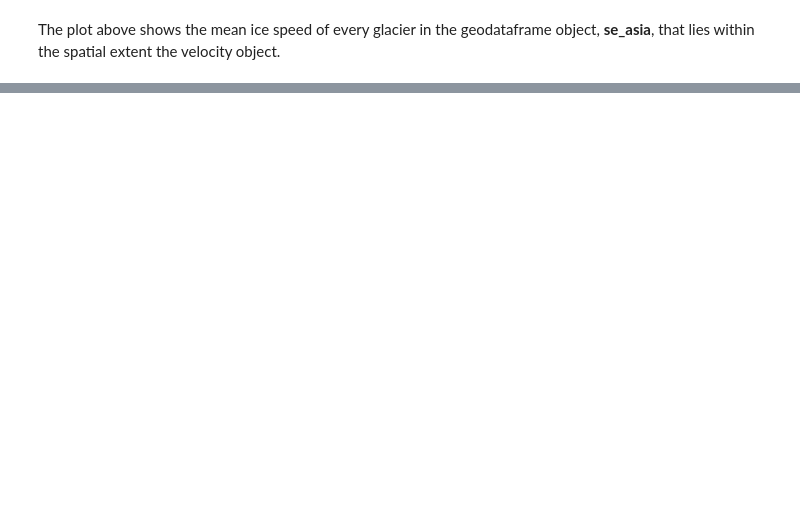
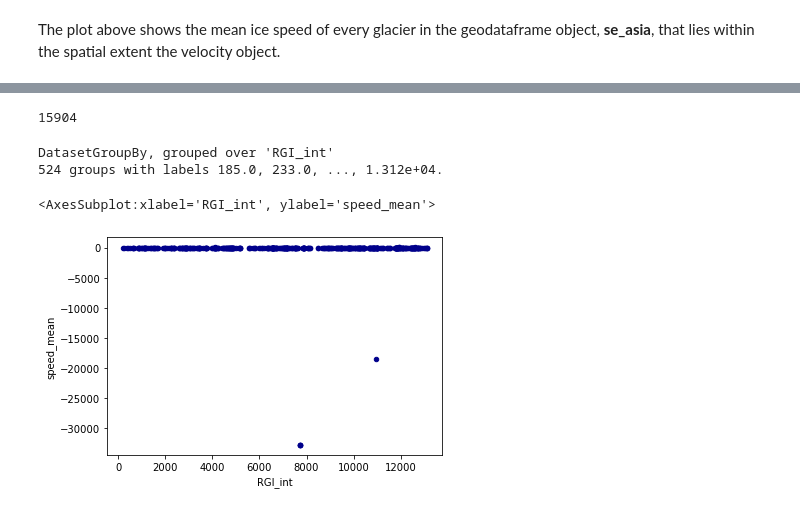
Before and after one commit to e-marshall/itslive, a Jupyter notebook: new_velocity_data.ipynb, the cells around one changed output, grey strips where cells are left out. Drawn from its saved outputs; the diff is of its cells as text; code cells hidden in the pictures; blank space fills up the shorter version.

Commit message:
reworked zonal stats nb and started new nb

```diff
--- a/new_velocity_data.ipynb
+++ b/new_velocity_data.ipynb
@@ -274,11 +385,11 @@ The plot above shows the mean ice speed of every glacier in the geodataframe obj
 #rasterize glacier vector by unique id
 #
 out_grid_se_asia = make_geocube(
-            vector_data = se_asia_utm,
-            measurements = ['Integer_ID'],
-            like = ds_45n['sp']
+            vector_data = se_asia_prj.loc[se_asia_prj['Area'] > 5.],
+            measurements = ['RGI_int'],
+            like = itslive['v']
 )
 # %%
 #now merge the rasterized vector and the original raster togehter into a geocube
-out_grid_se_asia['speed'] = (ds_45n.dims, ds_45n.sp.values, ds_45n.attrs, ds_45n.encoding)
+out_grid_se_asia['speed'] = (itslive.dims, itslive.v.values, itslive.attrs, itslive.encoding)
 out_grid_se_asia
@@ -285,10 +406,15 @@ out_grid_se_asia
 # %%
 #trying to figure out why 1300 glaciers or so get dropped
-print(len(out_grid_se_asia.Integer_ID))
+print(len(out_grid_se_asia.RGI_int))
+# %% [output]
+15904
 # %%
 #now, get velocity statistics of each 'region' (integer) using the mask
-grouped_ID = out_grid_se_asia.drop('spatial_ref').groupby(out_grid_se_asia.Integer_ID)
+grouped_ID = out_grid_se_asia.drop('spatial_ref').groupby(out_grid_se_asia.RGI_int)
 grouped_ID
+# %% [output]
+DatasetGroupBy, grouped over 'RGI_int'
+524 groups with labels 185.0, 233.0, ..., 1.312e+04.
 # %%
 grid_mean_sp = grouped_ID.mean().rename({'speed': 'speed_mean'})
 grid_median_sp = grouped_ID.median().rename({'speed': 'speed_median'})
@@ -301,12 +427,15 @@ zonal_stats = zonal_stats.reset_index()
 zonal_stats
 # %%
 #now, trying to merge zonal stats df back with original glacier df on integer_ID col
-se_asia_glacier_data = se_asia_utm.merge(zonal_stats, on='Integer_ID')
+se_asia_glacier_data = se_asia_prj.loc[se_asia_prj['Area'] > 5.].merge(zonal_stats, on='RGI_int')
 # %%
 zonal_stats['speed_mean']
 
 fig, ax = plt.subplots()
-se_asia_glacier_data.plot.scatter(x='Integer_ID',y = 'speed_mean', c = 'darkblue', ax=ax)
+se_asia_glacier_data.plot.scatter(x='RGI_int',y = 'speed_mean', c = 'darkblue', ax=ax)
+# %% [output]
+<AxesSubplot:xlabel='RGI_int', ylabel='speed_mean'>
+[figure, added]
 # %%
 zonal_stats['speed_mean'].min()
 # %%
```
Also changed, not shown: parts of 14 cells of this notebook, 2 other files.
